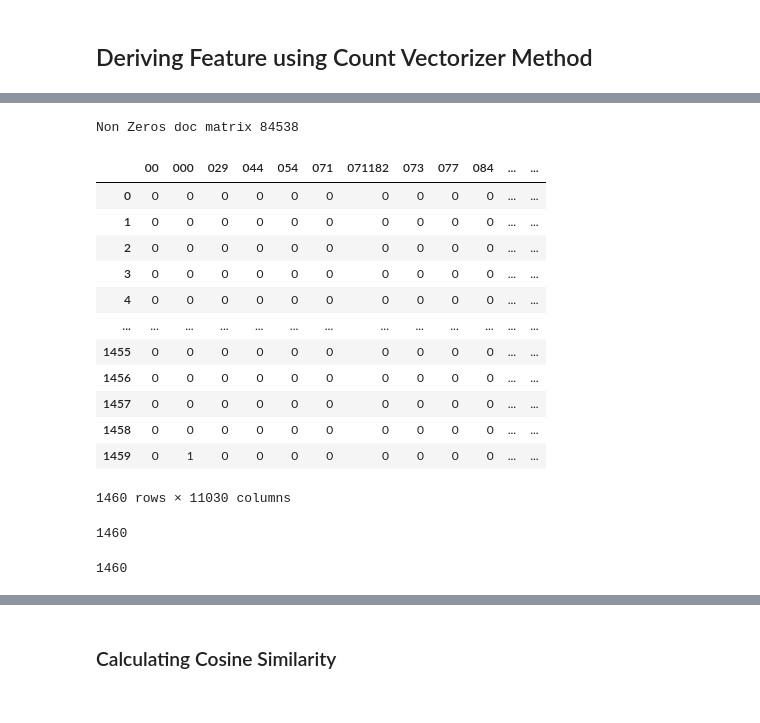
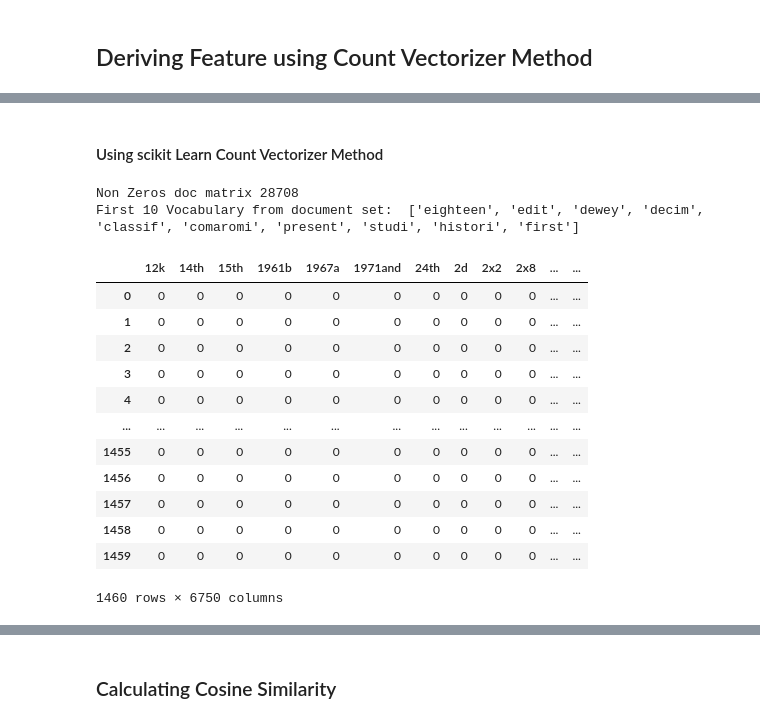
Before and after one commit to bits-mtech/IR, a Jupyter notebook: IR_Assignment_1_Group082.ipynb, the cells around one changed output, grey strips where cells are left out. Cells and saved outputs as stored; diff of their text form; code cells hidden in the pictures.

```diff
--- a/IR_Assignment_1_Group082.ipynb
+++ b/IR_Assignment_1_Group082.ipynb
@@ -203,0 +325,4 @@ Document ID 48 ==> Adaptive Information Dissemination Sage, C.R. Anderson, R.R.
+# %%
+data = pd.DataFrame.from_dict(doc_set, orient='index',columns=['text'])
+data['process_text'] = data['text'].apply(lambda x:preprocess(x))
+data
@@ -204,16 +343,18 @@ Document ID 48 ==> Adaptive Information Dissemination Sage, C.R. Anderson, R.R.
+# %% [markdown]
+#### Using scikit Learn Count Vectorizer Method
 # %%
 # count term frequency using CountVectorizer from scikit-learn
-## limiting number of words just for illustrating the concept
-STOP_WORDS = set(stopwords.words('english'))
-vec = CountVectorizer(stop_words=STOP_WORDS)
-X = vec.fit_transform(doc_set.values())
-print('Non Zeros doc matrix',vec.transform(doc_set.values()).count_nonzero())
-df = pd.DataFrame(X.todense(), columns=vec.get_feature_names())
+cv = CountVectorizer(stop_words=set(stopwords.words('english')))
+X = cv.fit_transform(data['process_text'])
+print('Non Zeros doc matrix',cv.transform(data['text']).count_nonzero())
+df = pd.DataFrame(X.todense(), columns=cv.get_feature_names())
+print('First 10 Vocabulary from document set: ',list(cv.vocabulary_.keys())[:10])
 df
 #word_tokenize(str(preprocess(doc_set[0])))
 # %% [output]
-Non Zeros doc matrix 84538
+Non Zeros doc matrix 28708
+First 10 Vocabulary from document set:  ['eighteen', 'edit', 'dewey', 'decim', 'classif', 'comaromi', 'present', 'studi', 'histori', 'first']
-|  | 00 | 000 | 029 | 044 | 054 | 071 | 071182 | 073 | 077 | 084 | ... | ... |
+|  | 12k | 14th | 15th | 1961b | 1967a | 1971and | 24th | 2d | 2x2 | 2x8 | ... | ... |
 | 0 | 0 | 0 | 0 | 0 | 0 | 0 | 0 | 0 | 0 | 0 | ... | ... |
 | 1 | 0 | 0 | 0 | 0 | 0 | 0 | 0 | 0 | 0 | 0 | ... | ... |
 | 2 | 0 | 0 | 0 | 0 | 0 | 0 | 0 | 0 | 0 | 0 | ... | ... |
@@ -224,18 +365,5 @@ Non Zeros doc matrix 84538
 | 1456 | 0 | 0 | 0 | 0 | 0 | 0 | 0 | 0 | 0 | 0 | ... | ... |
 | 1457 | 0 | 0 | 0 | 0 | 0 | 0 | 0 | 0 | 0 | 0 | ... | ... |
 | 1458 | 0 | 0 | 0 | 0 | 0 | 0 | 0 | 0 | 0 | 0 | ... | ... |
-| 1459 | 0 | 1 | 0 | 0 | 0 | 0 | 0 | 0 | 0 | 0 | ... | ... |
+| 1459 | 0 | 0 | 0 | 0 | 0 | 0 | 0 | 0 | 0 | 0 | ... | ... |
-1460 rows × 11030 columns
+1460 rows × 6750 columns
-# %%
-processed_text = []
-processed_set = {}
-for key in doc_set:
-    processed_text.append(word_tokenize(str(preprocess(doc_set[key]))))
-    processed_set[key] = word_tokenize(str(preprocess(doc_set[key])))
-print(len(processed_set))
-# %% [output]
-1460
-# %%
-len(processed_set)
-# %% [output]
-1460
```
Also changed, not shown: parts of 28 cells of this notebook.
